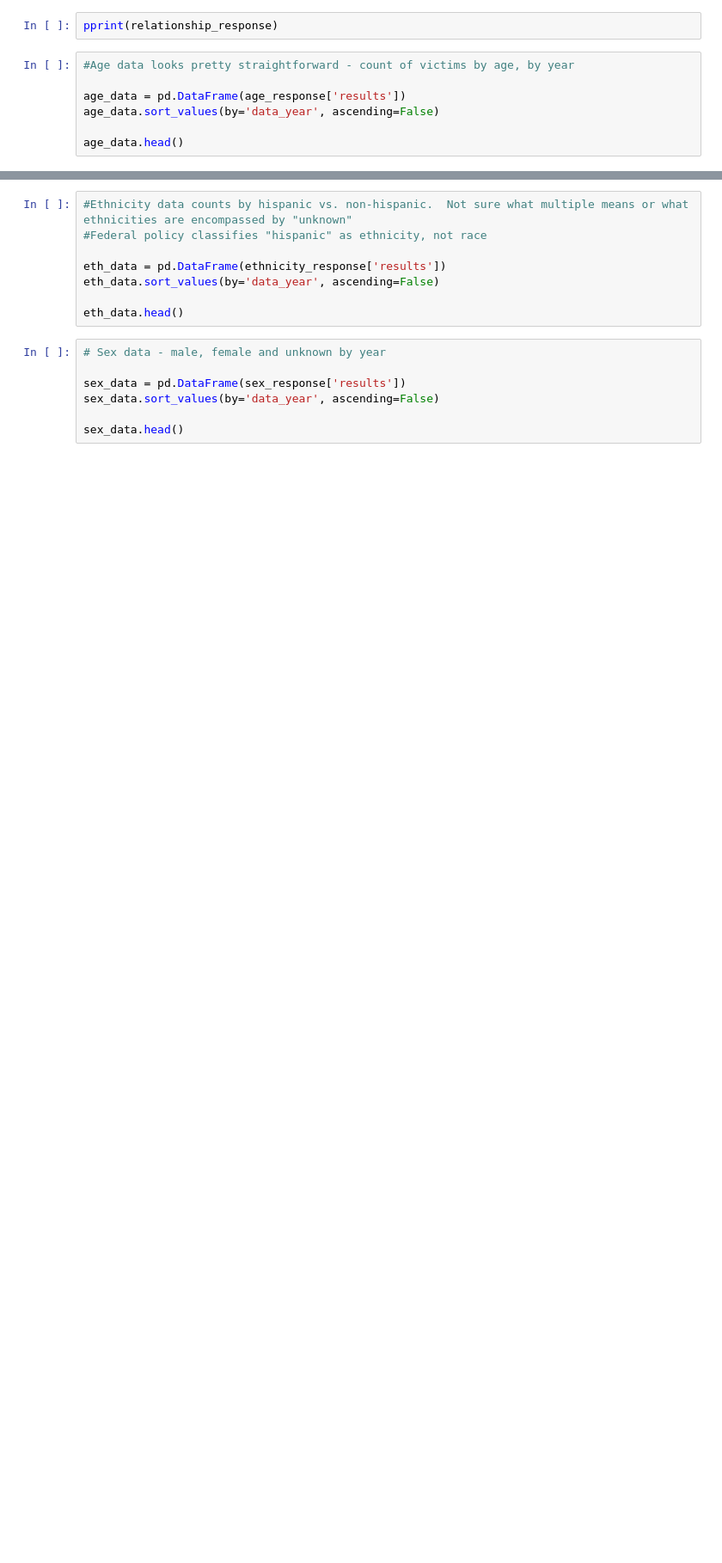
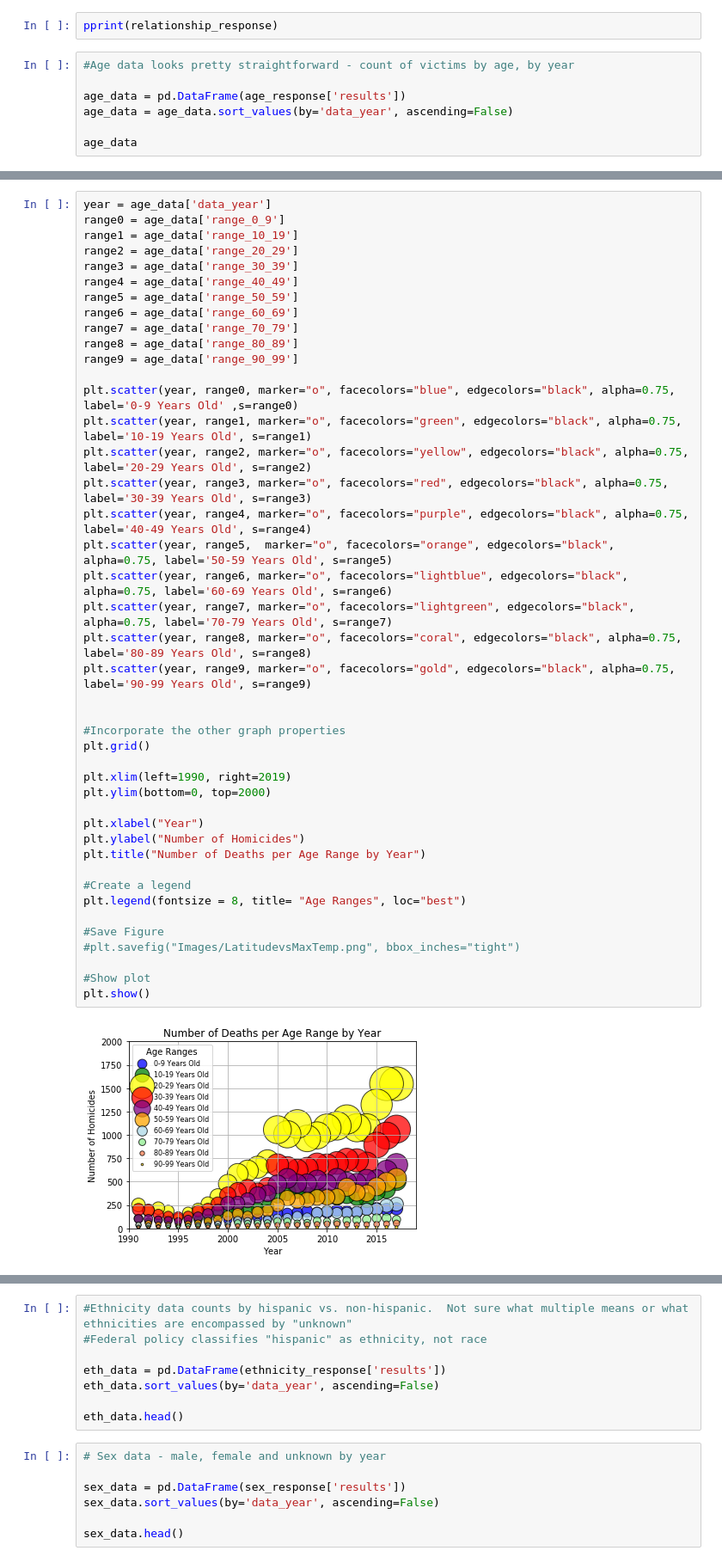
Before and after one commit to stace2775/07-Group_Project_1, a Jupyter notebook: FBI_Crime_Data_NATIONAL_VICTIM_DATA.ipynb, the cells around one changed output, grey strips where cells are left out. Shown: that part at 86% size. Saved outputs shown, nothing was run; the diff lists cells and outputs as text; blank space fills up the shorter version.

```diff
--- a/FBI_Crime_Data_NATIONAL_VICTIM_DATA.ipynb
+++ b/FBI_Crime_Data_NATIONAL_VICTIM_DATA.ipynb
@@ -47,6 +70,6 @@ pprint(relationship_response)
 #Age data looks pretty straightforward - count of victims by age, by year
 
 age_data = pd.DataFrame(age_response['results'])
-age_data.sort_values(by='data_year', ascending=False)
+age_data = age_data.sort_values(by='data_year', ascending=False)
 
-age_data.head()
+age_data
@@ -52,0 +94,45 @@ age_data.head()
+# %%
+year = age_data['data_year']
+range0 = age_data['range_0_9']
+range1 = age_data['range_10_19']
+range2 = age_data['range_20_29']
+range3 = age_data['range_30_39']
+range4 = age_data['range_40_49']
+range5 = age_data['range_50_59']
+range6 = age_data['range_60_69']
+range7 = age_data['range_70_79']
+range8 = age_data['range_80_89']
+range9 = age_data['range_90_99']
+
+plt.scatter(year, range0, marker="o", facecolors="blue", edgecolors="black", alpha=0.75, label='0-9 Years Old' ,s=range0)
+plt.scatter(year, range1, marker="o", facecolors="green", edgecolors="black", alpha=0.75, label='10-19 Years Old', s=range1)
+plt.scatter(year, range2, marker="o", facecolors="yellow", edgecolors="black", alpha=0.75, label='20-29 Years Old', s=range2)
+plt.scatter(year, range3, marker="o", facecolors="red", edgecolors="black", alpha=0.75, label='30-39 Years Old', s=range3)
+plt.scatter(year, range4, marker="o", facecolors="purple", edgecolors="black", alpha=0.75, label='40-49 Years Old', s=range4)
+plt.scatter(year, range5,  marker="o", facecolors="orange", edgecolors="black", alpha=0.75, label='50-59 Years Old', s=range5)
+plt.scatter(year, range6, marker="o", facecolors="lightblue", edgecolors="black", alpha=0.75, label='60-69 Years Old', s=range6)
+plt.scatter(year, range7, marker="o", facecolors="lightgreen", edgecolors="black", alpha=0.75, label='70-79 Years Old', s=range7)
+plt.scatter(year, range8, marker="o", facecolors="coral", edgecolors="black", alpha=0.75, label='80-89 Years Old', s=range8)
+plt.scatter(year, range9, marker="o", facecolors="gold", edgecolors="black", alpha=0.75, label='90-99 Years Old', s=range9)
+
+
+#Incorporate the other graph properties
+plt.grid()
+
+plt.xlim(left=1990, right=2019)
+plt.ylim(bottom=0, top=2000)
+
+plt.xlabel("Year")
+plt.ylabel("Number of Homicides")
+plt.title("Number of Deaths per Age Range by Year")
+
+#Create a legend
+plt.legend(fontsize = 8, title= "Age Ranges", loc="best")
+
+#Save Figure
+#plt.savefig("Images/LatitudevsMaxTemp.png", bbox_inches="tight")
+
+#Show plot
+plt.show()
+# %% [output]
+[figure, added]
```
Also changed, not shown: parts of 3 cells of this notebook, 1 other file.
